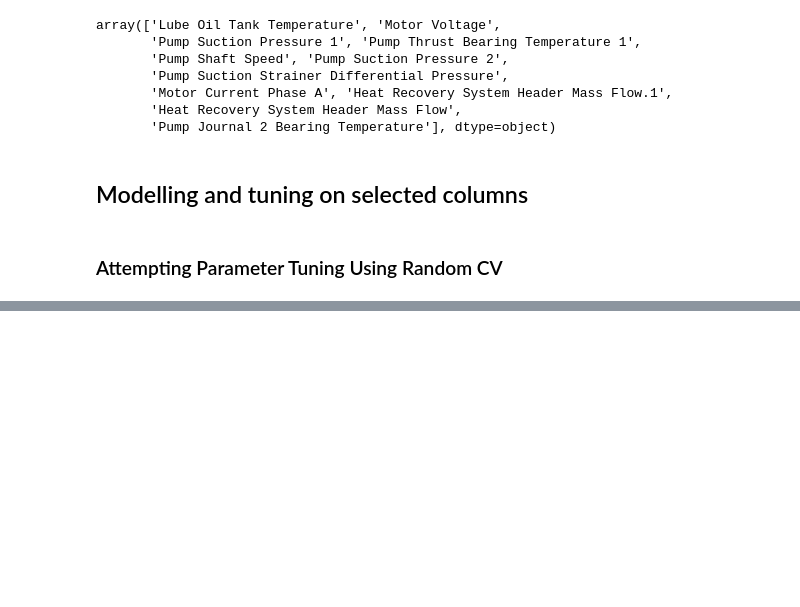
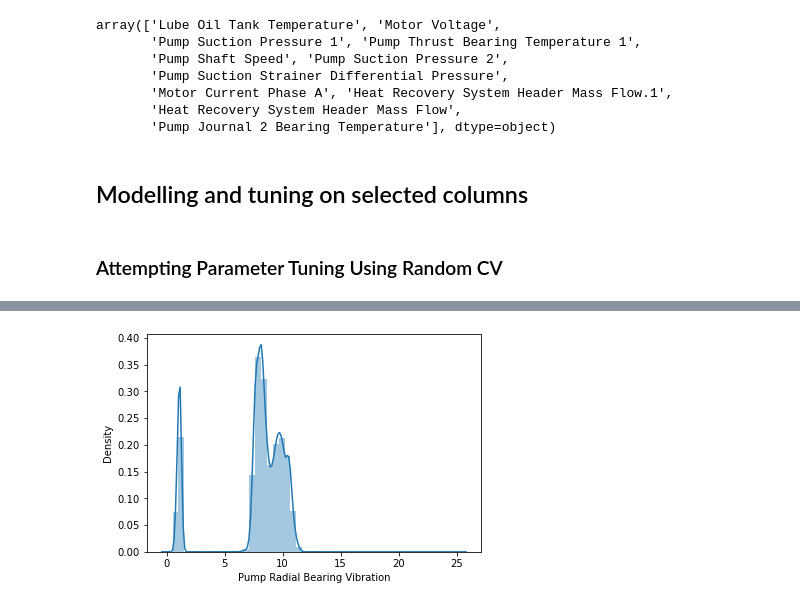
Before and after one commit to sonalS2210/mechademy-hiring-challenge, a Jupyter notebook: modelling.ipynb, the cells around one changed output, grey strips where cells are left out. Saved outputs shown, nothing was run; the diff lists cells and outputs as text; code cells hidden in the pictures; blank space fills up the shorter version.

```diff
--- a/modelling.ipynb
+++ b/modelling.ipynb
@@ -315,0 +550,5 @@ regressor.fit(X_train,y_train, eval_set=eval_set)
+# %%
+sns.distplot(target['Pump Radial Bearing Vibration'])
+plt.show()
+# %% [output]
+[figure, added]
```
Also changed, not shown: parts of 49 cells of this notebook.
